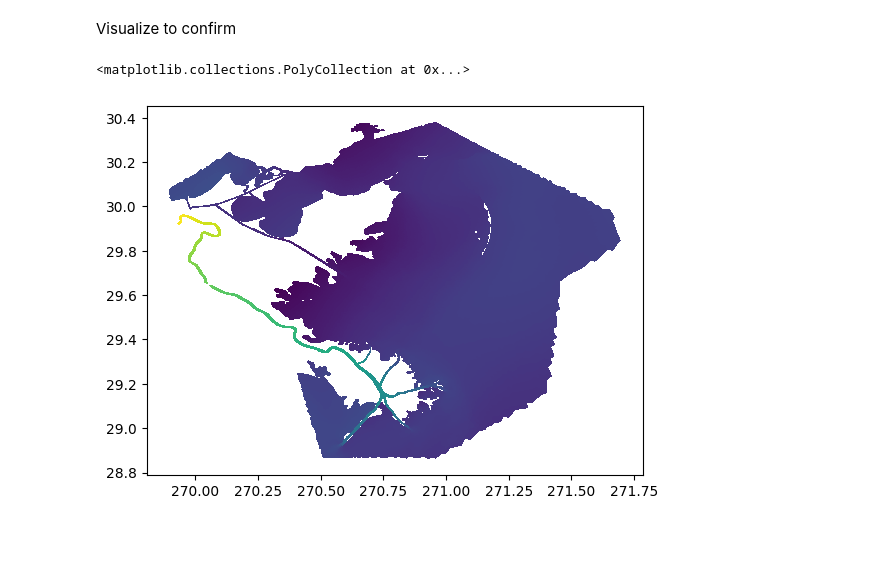
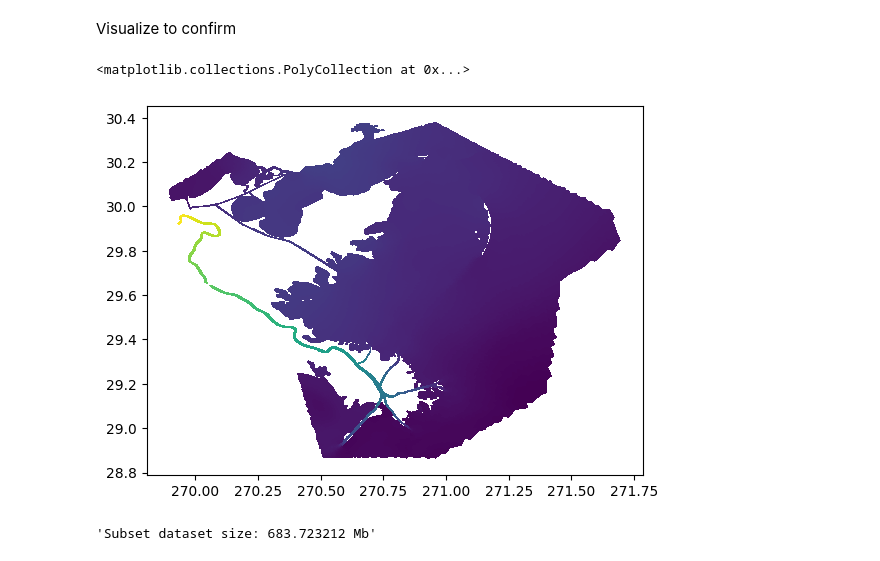
Before and after one commit to mpiannucci/ocean-notebooks, a Jupyter notebook: ngofs2_best_subset.ipynb, the cells around one changed output. Cells and saved outputs as stored; diff of their text form; code cells hidden in the pictures.

Commit message:
Abstract out to ugrid standard for subset method

```diff
--- a/ngofs2_best_subset.ipynb
+++ b/ngofs2_best_subset.ipynb
@@ -102,3 +101,9 @@ def ray_tracing_numpy(x,y,poly):
+# %%
+mesh = ds.cf['mesh_topology']
+x_var, y_var = mesh.node_coordinates.split(' ')
+x = ds[x_var].values
+x = np.where(x > 180, x - 360, x)
+y = ds[y_var].values
 # %% [markdown]
 Find the nodes that are inside the polygon
 # %%
@@ -112,5 +129,5 @@ If any nodes in an element are inside the polygon, the element is inside the pol
 # %%
-tris = ds.nv.T - 1
+tris = ds[mesh.face_node_connectivity].T - 1
 tri_mask = node_inside[tris]
 elements_inside = tri_mask.any(axis=1)
 tri_mask[elements_inside] = True
@@ -130,2 +140,9 @@ ntve_new = np.searchsorted(selected_elements, ds.ntve[selected_nodes].values).T
+# %%
+face_node_new = np.searchsorted(
+    selected_nodes, ds[mesh.face_node_connectivity].T[selected_elements]
+).T
+face_face_new = np.searchsorted(
+    selected_elements, ds[mesh.face_face_connectivity].T[selected_elements]
+).T
 # %% [markdown]
 Down select the relevent nodes and elements into a new dataset
@@ -158,0 +153,14 @@ Data variables:
+# %%
+ds_subset = ds[
+    [
+        "zeta",
+        "u",
+        "v",
+        mesh.name,
+        mesh.face_node_connectivity,
+        mesh.face_face_connectivity,
+    ]
+].sel(node=selected_nodes, nele=selected_elements)
+ds_subset[mesh.face_node_connectivity][:] = face_node_new
+ds_subset[mesh.face_face_connectivity][:] = face_face_new
+ds_subset
@@ -159,12 +185,16 @@ Data variables:
 # %% [markdown]
 Visualize to confirm
 # %%
-zeta = ds_subset.zeta
-tris = tri.Triangulation(zeta.cf['longitude'], zeta.cf['latitude'], ds_subset.nv.T - 1)
+zeta = ds_subset.zeta.isel(time=0)
+tris = tri.Triangulation(zeta.cf['longitude'], zeta.cf['latitude'], ds_subset[mesh.face_node_connectivity].T - 1)
 plt.tripcolor(tris, zeta, shading='flat')
 # %% [output]
 <matplotlib.collections.PolyCollection at 0x...>
-[figure, old version]
+[figure, new version]
+# %%
+f"Subset dataset size: {ds_subset.nbytes * 1.0e-6} Mb"
+# %% [output]
+'Subset dataset size: 683.723212 Mb'
 # %%
 %%time
 
```
Also changed, not shown: parts of 10 cells of this notebook.
